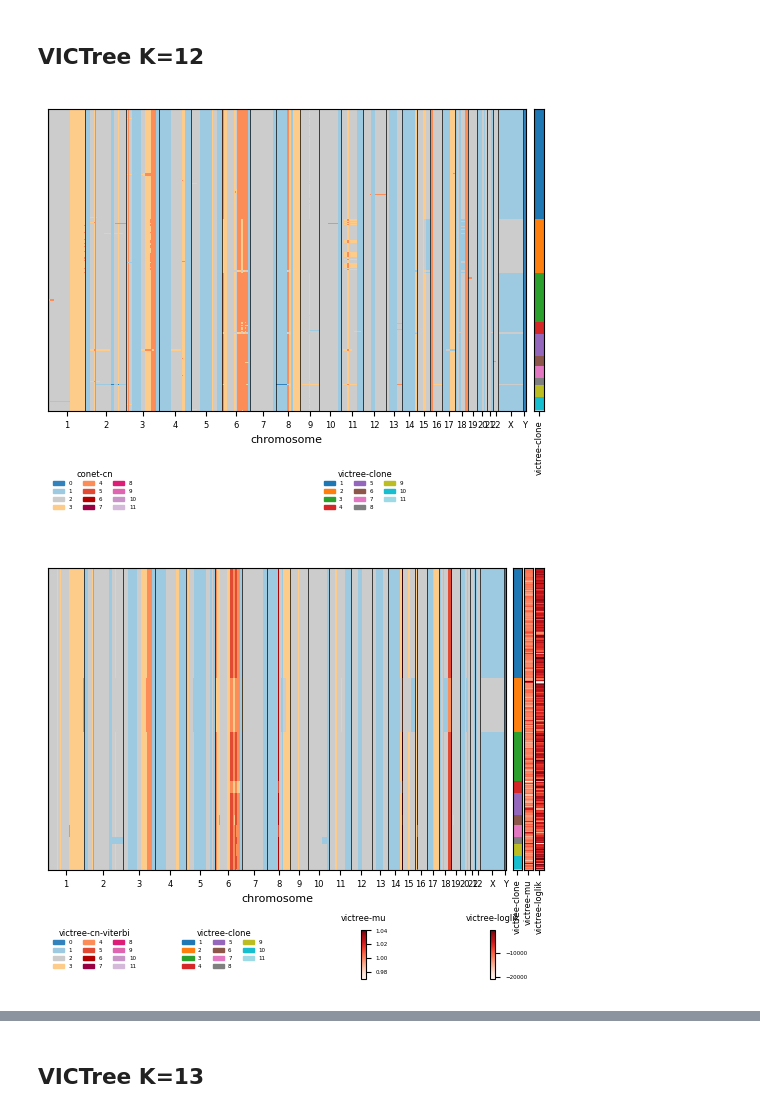
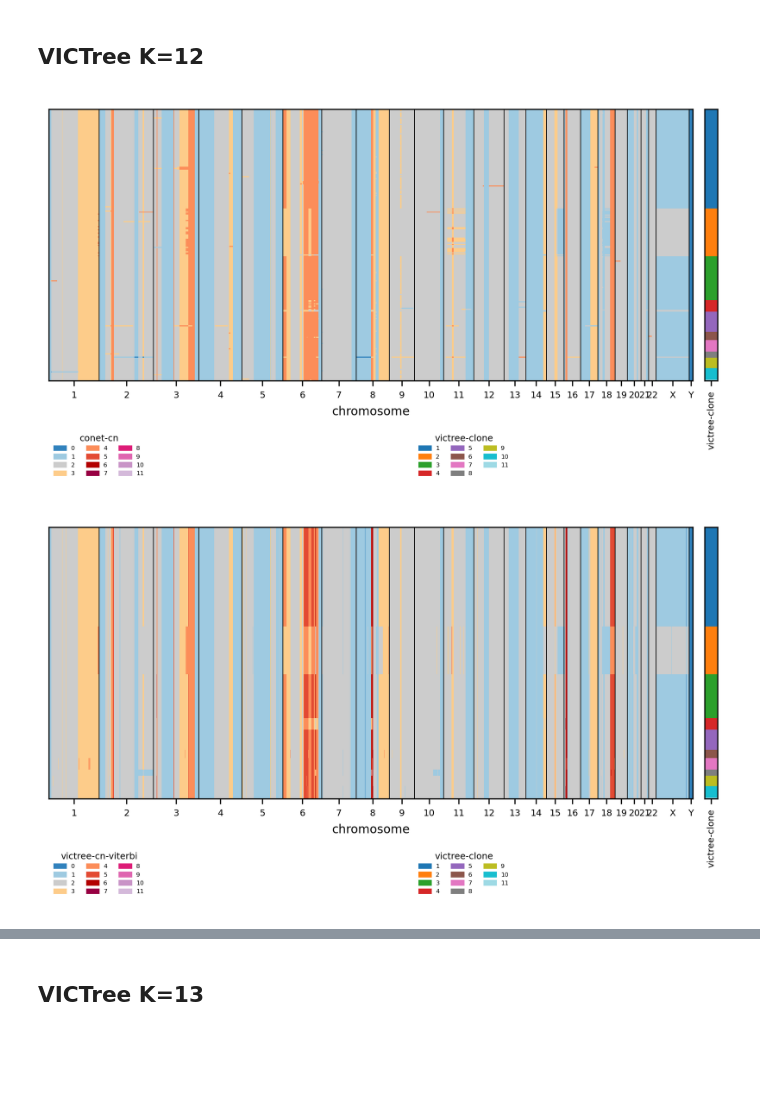
Before and after one commit to Lagergren-Lab/victree, a Jupyter notebook: src/experiments/result_viz.ipynb, the cells around one changed output, grey strips where cells are left out. Drawn from its saved outputs; the diff is of its cells as text; code cells hidden in the pictures; blank space fills up the shorter version.

Commit message:
[fix] plot size and dpi setting

```diff
--- a/src/experiments/result_viz.ipynb
+++ b/src/experiments/result_viz.ipynb
@@ -1,6 +1,9 @@
 # %%
+import matplotlib.pyplot as plt
 import scgenome.plotting as pl
 import anndata
+plot_size = (8, 4)
+plot_dpi = 300
 # %%
 # file_path = "/Users/zemp/phd/scilife/mskcc_data/MM_GEO/patient_MM-03.h5ad"
 # file_path = "/Users/zemp/PycharmProjects/victree/datasets/simul_k5a7n300m2012e50-4000d5mt1-2000-500-50.h5ad"
@@ -33,15 +36,34 @@ cell_names = con_cn_df.filter(like='SA501X3F').columns
 in_ad.layers['conet-cn'] = con_cn_df[cell_names].to_numpy().T
 # %% [markdown]
 ## VICTree K=12
+# %%
+import h5py
+clone_probs = None
+import numpy as np
+
+with h5py.File("../../out_SA501X3F_K12/victree.model.h5", 'r') as fk12:
+    clone_probs = fk12['qZ']['pi'][...]
+
+ad.obs['clone-prob'] = clone_probs[np.arange(ad.n_obs), ad.obs['victree-clone']]
+in_ad.obs['clone-prob'] = clone_probs[np.arange(ad.n_obs), ad.obs['victree-clone']]
 # %%
 in_ad.obs['victree-clone'] = ad.obs.set_index(in_ad.obs_names)['victree-clone']
 g = pl.plot_cell_cn_matrix_fig(in_ad, 'conet-cn', max_cn=6, cell_order_fields=['victree-clone'], annotation_fields=['victree-clone'])
+gfig = g['fig']
+gfig.set_size_inches(*plot_size)
+gfig.set_dpi(plot_dpi)
+gfig.savefig("../../out_SA501X3F_K12/conet_cn.png")
 # %% [output]
-[figure, old version]
+[figure, new version]
 # %%
-g = pl.plot_cell_cn_matrix_fig(ad, 'victree-cn-viterbi', max_cn=6, cell_order_fields=['victree-clone'], annotation_fields=['victree-clone', 'victree-mu', 'victree-loglik'])
+g = pl.plot_cell_cn_matrix_fig(ad, 'victree-cn-viterbi', max_cn=6, cell_order_fields=['victree-clone'], annotation_fields=['victree-clone'])
+
+gfig = g['fig']
+gfig.set_size_inches(*plot_size)
+gfig.set_dpi(plot_dpi)
+gfig.savefig("../../out_SA501X3F_K12/victree_cn.png")
 # %% [output]
-[figure, old version]
+[figure, new version]
 # %%
 from io import StringIO
 from utils.tree_utils import parse_newick, tree_to_newick
```
Also changed, not shown: parts of 4 cells of this notebook, 1 other file.
